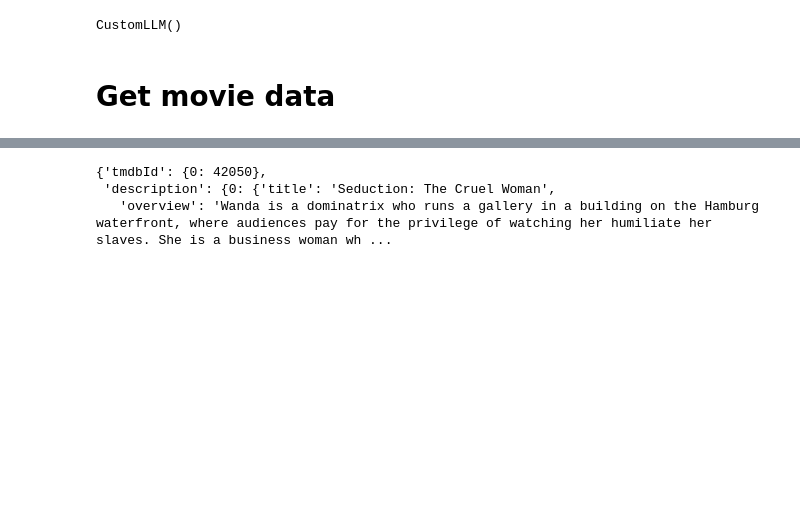
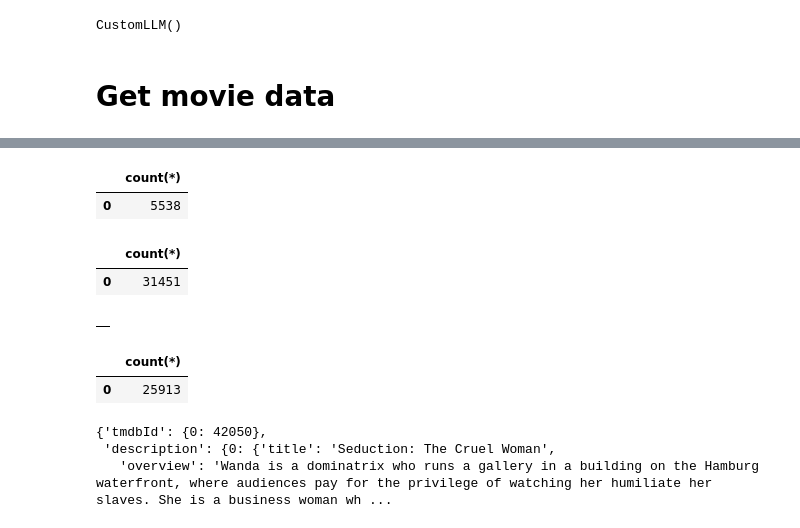
Before and after one commit to olonok69/LLM_Notebooks, a Jupyter notebook: RAG/Knowledge_Graph/2_Extract_themes_Microsoft_Phi3.ipynb, the cells around one changed output, grey strips where cells are left out. Saved outputs shown, nothing was run; the diff lists cells and outputs as text; code cells hidden in the pictures; blank space fills up the shorter version.

```diff
--- a/RAG/Knowledge_Graph/2_Extract_themes_Microsoft_Phi3.ipynb
+++ b/RAG/Knowledge_Graph/2_Extract_themes_Microsoft_Phi3.ipynb
@@ -140,0 +168,7 @@ len(movie_info)
+# %%
+gds.run_cypher(
+    """MATCH (m:Movie)
+       WHERE NOT EXISTS {(m)-[:HAS_THEME]->()}
+       AND trim(m.overview) = ''
+       RETURN count(*)""" )
+# %% [output]
@@ -141,3 +176,27 @@ len(movie_info)
+|  | count(*) |
+| 0 | 5538 |
+# %%
+gds.run_cypher(
+    """match (m:Movie) return count(*)
+""" )
+# %% [output]
+|  | count(*) |
+| 0 | 31451 |
+# %%
+gds.run_cypher("""
+MATCH (m:Movie)
+       WHERE NOT EXISTS {(m)-[:HAS_THEME]->()}
+       AND trim(m.overview) = ''
+DETACH DELETE m""")
+# %% [output]
+|  |
+# %%
+gds.run_cypher(
+    """match (m:Movie) return count(*)
+""" )
+# %% [output]
+|  | count(*) |
+| 0 | 25913 |
 # %%
 movie_info[:1].to_dict()
 # %% [output]
```
Also changed, not shown: parts of 17 cells of this notebook.
